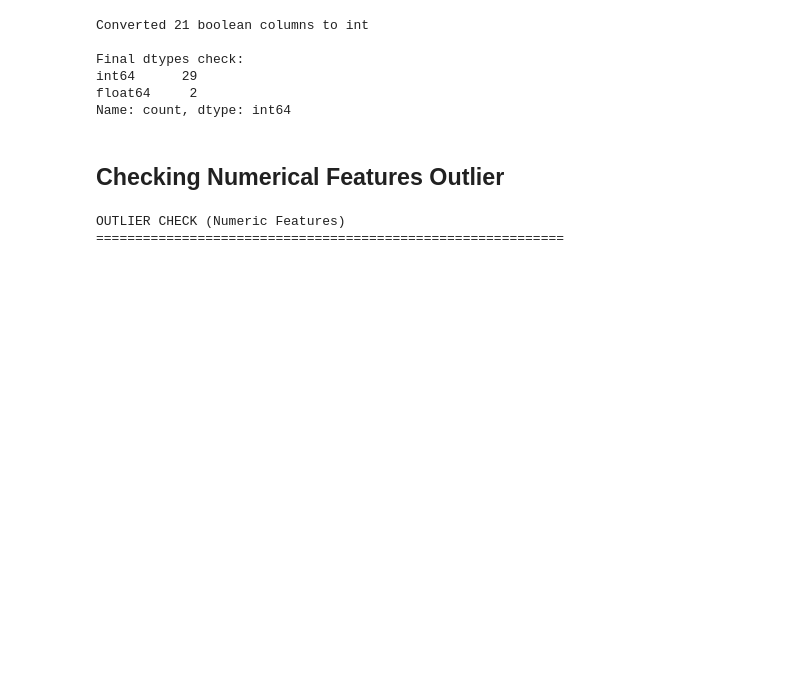
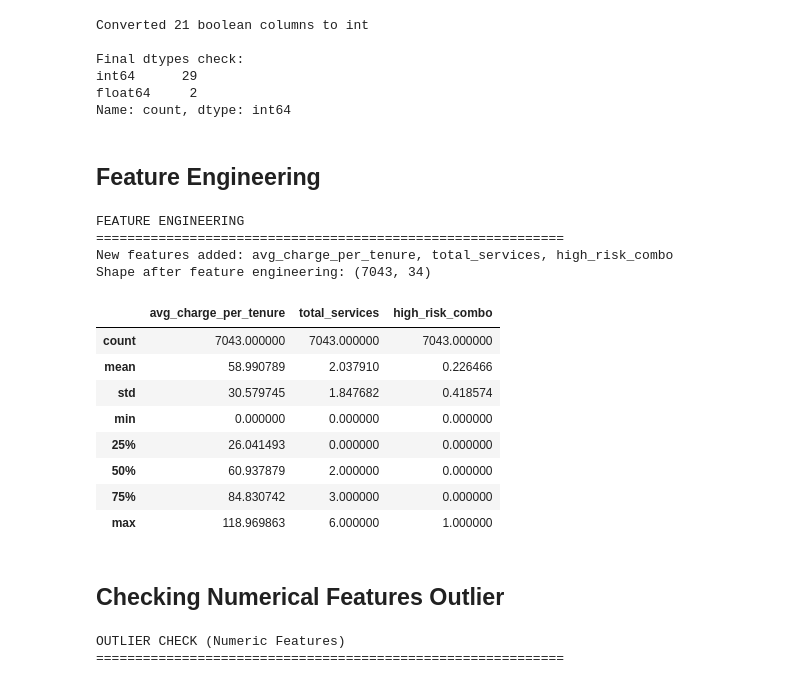
Before and after one commit to Joelcrl/customer-churn-prediction, a Jupyter notebook: notebooks/preprocessing.ipynb, the cells around one changed output. Saved outputs shown, nothing was run; the diff lists cells and outputs as text; code cells hidden in the pictures; blank space fills up the shorter version.

Commit message:
Adding Feature Engineering

```diff
--- a/notebooks/preprocessing.ipynb
+++ b/notebooks/preprocessing.ipynb
@@ -198,6 +204,43 @@ Final dtypes check:
 int64      29
 float64     2
 Name: count, dtype: int64
+# %% [markdown]
+## Feature Engineering
+# %%
+print("FEATURE ENGINEERING")
+print("=" * 60)
+
+# Average charge per tenure month
+df['avg_charge_per_tenure'] = df['TotalCharges'] / (df['tenure'] + 1)
+
+# Total number of add-on services subscribed
+service_cols = ['OnlineSecurity_Yes', 'OnlineBackup_Yes', 'DeviceProtection_Yes',
+                 'TechSupport_Yes', 'StreamingTV_Yes', 'StreamingMovies_Yes']
+df['total_services'] = df[service_cols].sum(axis=1)
+
+# High-risk combo: fiber optic + electronic check (highest churn segment from EDA)
+df['high_risk_combo'] = (
+    (df['InternetService_Fiber optic'] == 1) &
+    (df['PaymentMethod_Electronic check'] == 1)
+).astype(int)
+
+print(f"New features added: avg_charge_per_tenure, total_services, high_risk_combo")
+print(f"Shape after feature engineering: {df.shape}")
+df[['avg_charge_per_tenure', 'total_services', 'high_risk_combo']].describe()
+# %% [output]
+FEATURE ENGINEERING
+============================================================
+New features added: avg_charge_per_tenure, total_services, high_risk_combo
+Shape after feature engineering: (7043, 34)
+|  | avg_charge_per_tenure | total_services | high_risk_combo |
+| count | 7043.000000 | 7043.000000 | 7043.000000 |
+| mean | 58.990789 | 2.037910 | 0.226466 |
+| std | 30.579745 | 1.847682 | 0.418574 |
+| min | 0.000000 | 0.000000 | 0.000000 |
+| 25% | 26.041493 | 0.000000 | 0.000000 |
+| 50% | 60.937879 | 2.000000 | 0.000000 |
+| 75% | 84.830742 | 3.000000 | 0.000000 |
+| max | 118.969863 | 6.000000 | 1.000000 |
 # %% [markdown]
 ## Checking Numerical Features Outlier
 # %%
```
Also changed, not shown: parts of 10 cells of this notebook.
